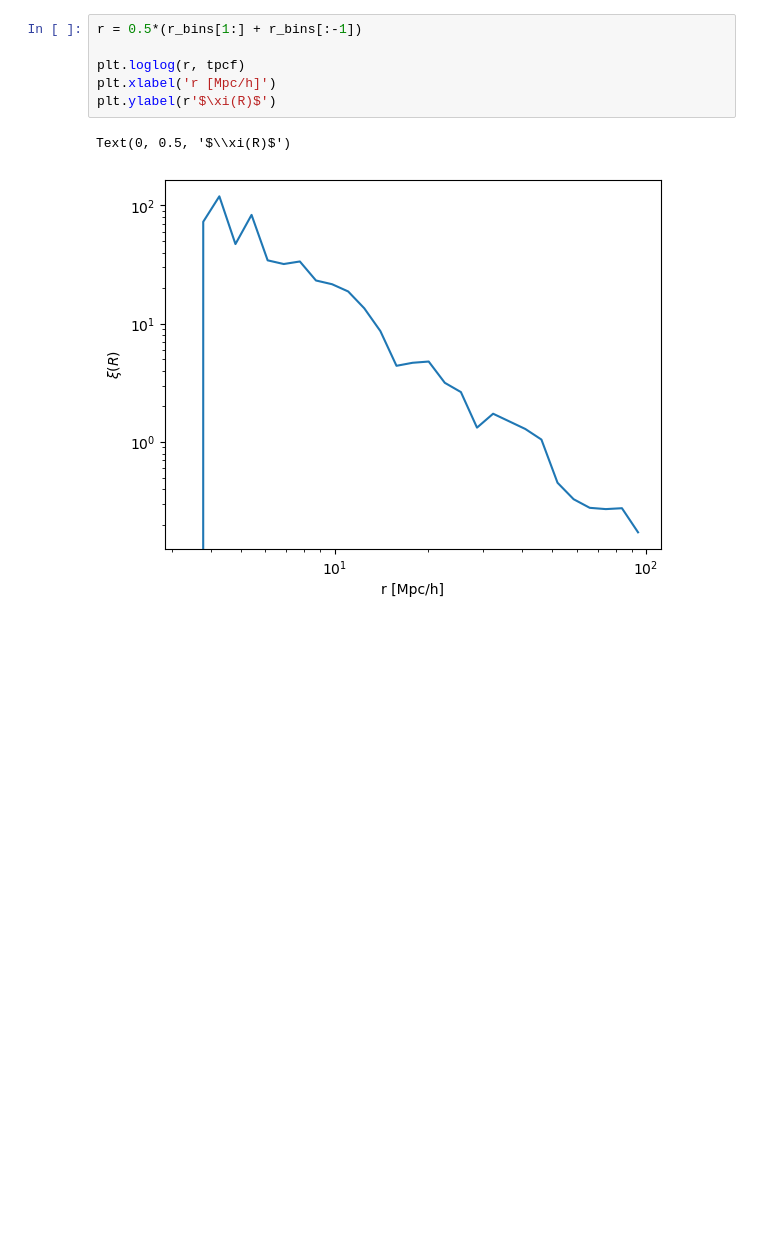
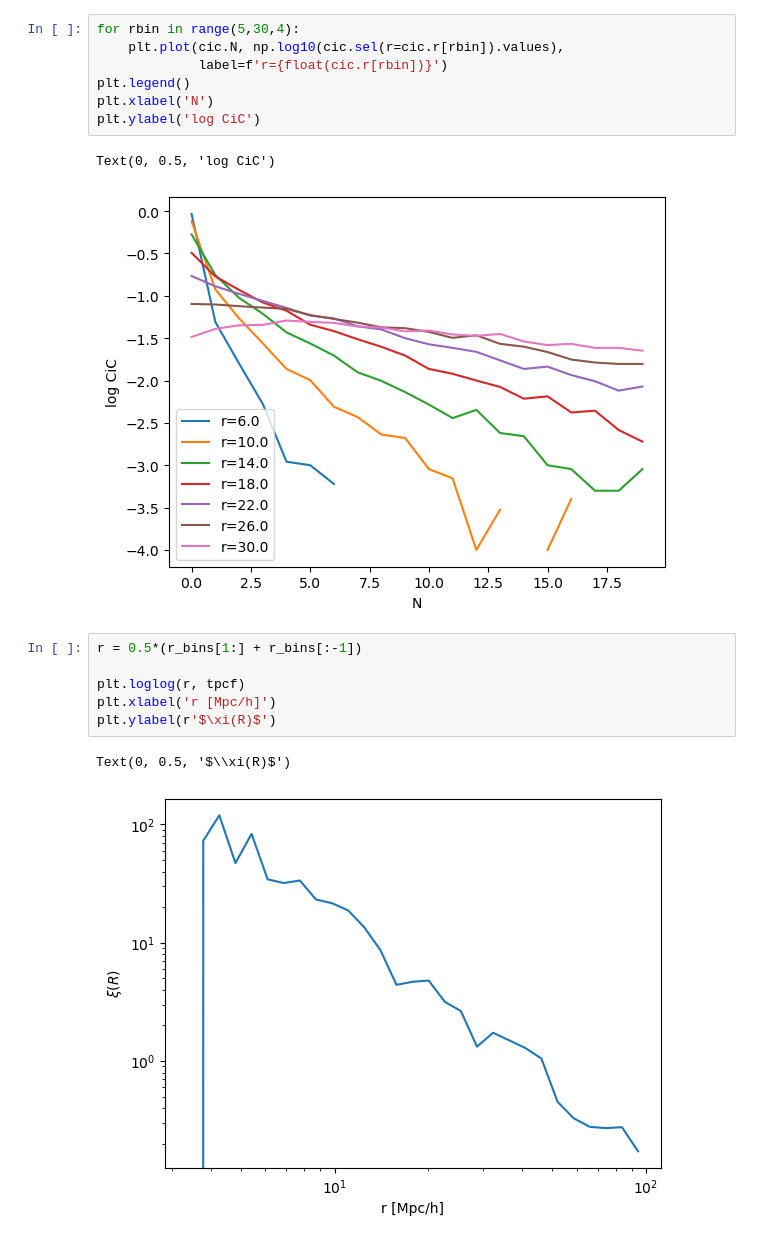
Before and after one commit to florpi/ili-summarizer, a Jupyter notebook: examples/reading_data.ipynb, the cells around one changed output. Drawn from its saved outputs; the diff is of its cells as text; blank space fills up the shorter version.

```diff
--- a/examples/reading_data.ipynb
+++ b/examples/reading_data.ipynb
@@ -18,3 +40,13 @@ tpcf = tpcf_summarizer(cat)
+# %%
+for rbin in range(5,30,4):
+    plt.plot(cic.N, np.log10(cic.sel(r=cic.r[rbin]).values),
+             label=f'r={float(cic.r[rbin])}')
+plt.legend()
+plt.xlabel('N')
+plt.ylabel('log CiC')
+# %% [output]
+Text(0, 0.5, 'log CiC')
+[figure, added]
 # %%
 r = 0.5*(r_bins[1:] + r_bins[:-1])
 
```
Also changed, not shown: parts of 7 cells of this notebook, 3 other files.
